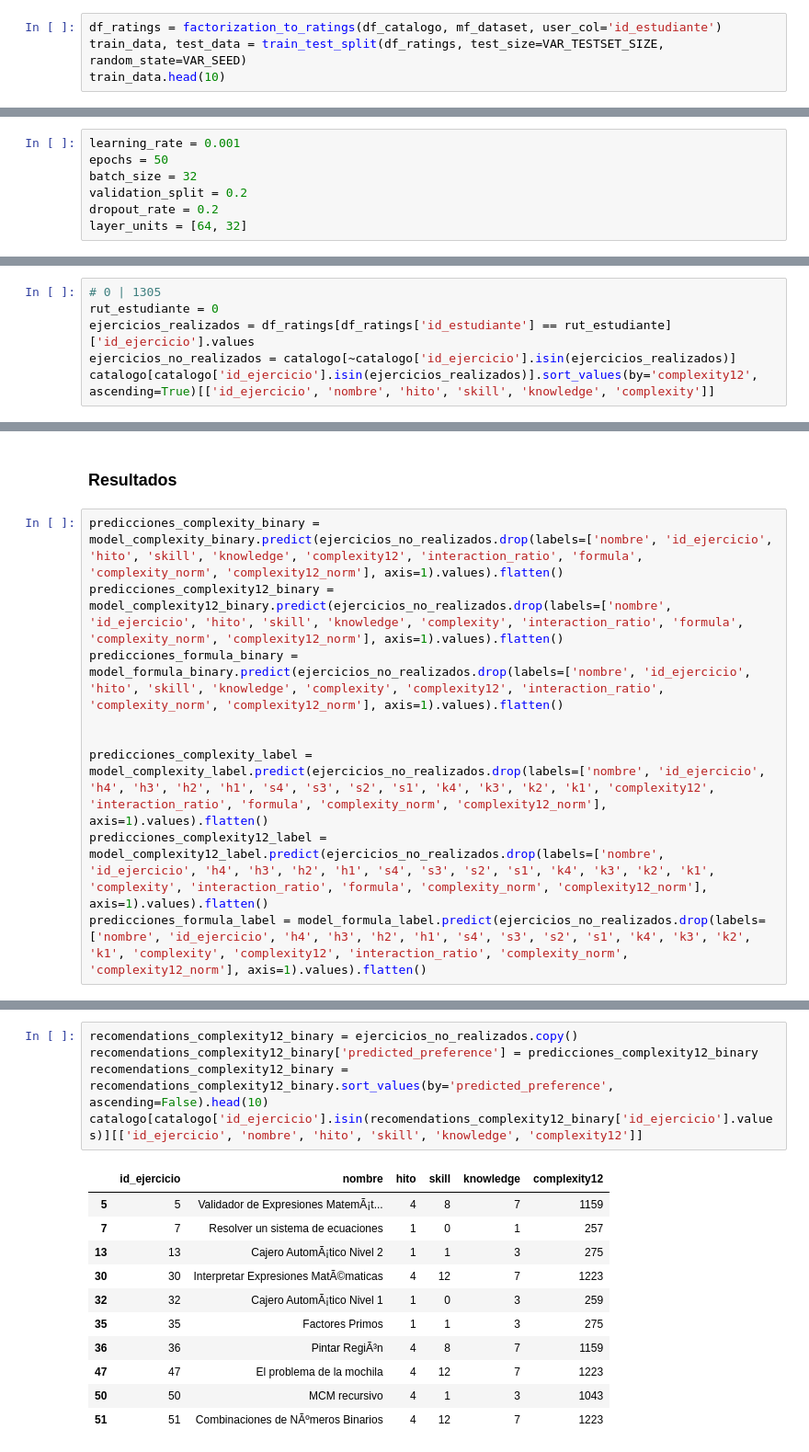
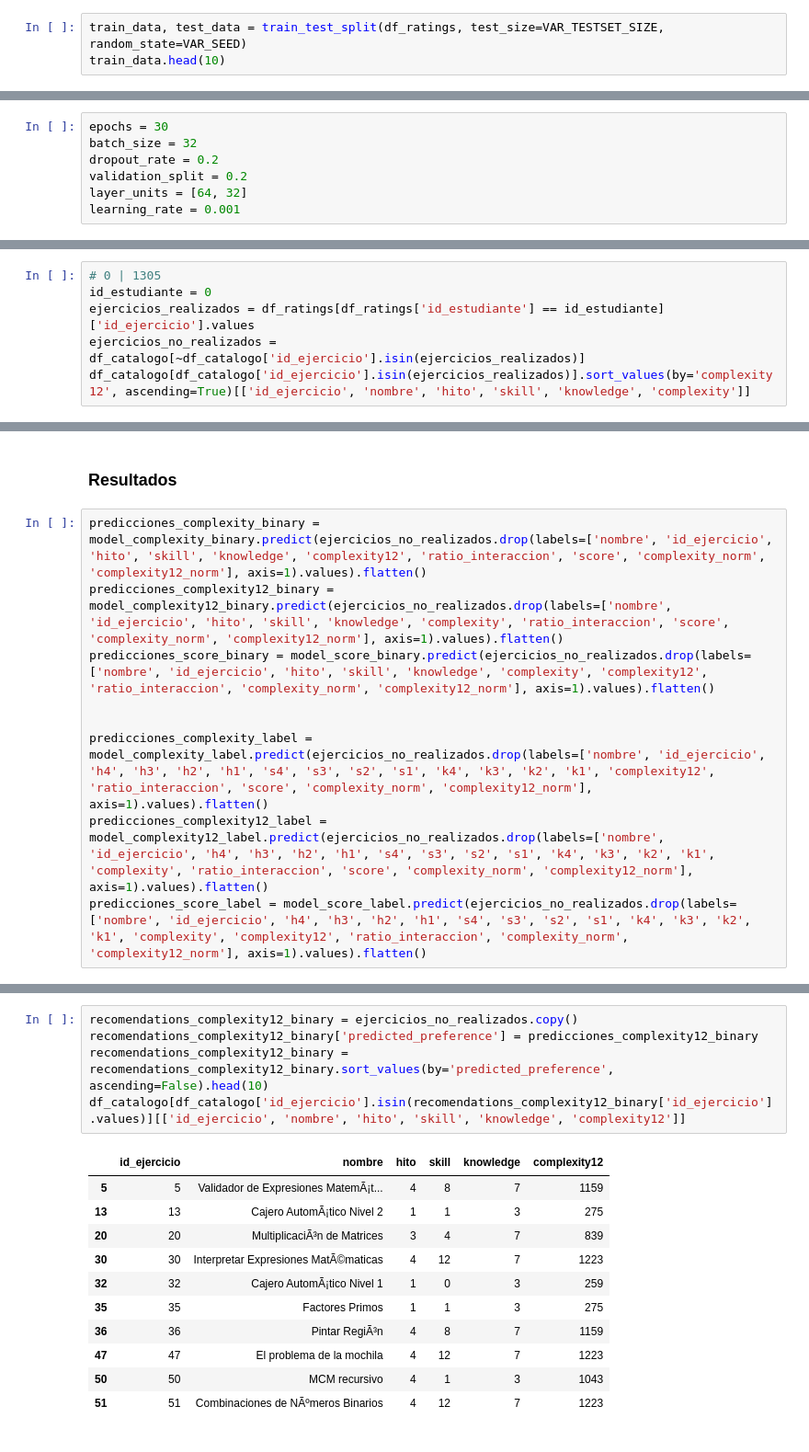
Before and after one commit to edgar-ramxs/RecSysUnab, a Jupyter notebook: models/tensorflow.ipynb, the cells around one changed output, grey strips where cells are left out. Shown: that part at 92% size. Cells and saved outputs as stored; diff of their text form.

```diff
--- a/models/tensorflow.ipynb
+++ b/models/tensorflow.ipynb
@@ -60,5 +54,4 @@ df_catalogo.head()
 # %%
-df_ratings = factorization_to_ratings(df_catalogo, mf_dataset, user_col='id_estudiante')
 train_data, test_data = train_test_split(df_ratings, test_size=VAR_TESTSET_SIZE, random_state=VAR_SEED)
 train_data.head(10)
 # %% [output]
@@ -102,10 +93,10 @@ x_test_formula_label = test_data.drop(labels=['id_estudiante', 'nombre', 'id_eje
 # %%
+epochs = 30
+batch_size = 32
+dropout_rate = 0.2
+validation_split = 0.2
+layer_units = [64, 32]
 learning_rate = 0.001
-epochs = 50
-batch_size = 32
-validation_split = 0.2
-dropout_rate = 0.2
-layer_units = [64, 32]
 # %% [markdown]
 # Binary models
 # %%
@@ -256,10 +246,10 @@ Loss en el conjunto de prueba: 180446.859375
 ### Estudiante
 # %%
 # 0 | 1305
-rut_estudiante = 0
-ejercicios_realizados = df_ratings[df_ratings['id_estudiante'] == rut_estudiante]['id_ejercicio'].values
-ejercicios_no_realizados = catalogo[~catalogo['id_ejercicio'].isin(ejercicios_realizados)]
-catalogo[catalogo['id_ejercicio'].isin(ejercicios_realizados)].sort_values(by='complexity12', ascending=True)[['id_ejercicio', 'nombre', 'hito', 'skill', 'knowledge', 'complexity']]
+id_estudiante = 0
+ejercicios_realizados = df_ratings[df_ratings['id_estudiante'] == id_estudiante]['id_ejercicio'].values
+ejercicios_no_realizados = df_catalogo[~df_catalogo['id_ejercicio'].isin(ejercicios_realizados)]
+df_catalogo[df_catalogo['id_ejercicio'].isin(ejercicios_realizados)].sort_values(by='complexity12', ascending=True)[['id_ejercicio', 'nombre', 'hito', 'skill', 'knowledge', 'complexity']]
 # %% [output]
 |  | id_ejercicio | nombre | hito | skill | knowledge | complexity |
 | 4 | 4 | Nota Final | 1 | 0 | 1 | 1 |
@@ -280,12 +270,12 @@ catalogo[catalogo['id_ejercicio'].isin(ejercicios_realizados)].sort_values(by='c
 # %% [markdown]
 ### Resultados
 # %%
-predicciones_complexity_binary = model_complexity_binary.predict(ejercicios_no_realizados.drop(labels=['nombre', 'id_ejercicio', 'hito', 'skill', 'knowledge', 'complexity12', 'interaction_ratio', 'formula', 'complexity_norm', 'complexity12_norm'], axis=1).values).flatten()
-predicciones_complexity12_binary = model_complexity12_binary.predict(ejercicios_no_realizados.drop(labels=['nombre', 'id_ejercicio', 'hito', 'skill', 'knowledge', 'complexity', 'interaction_ratio', 'formula', 'complexity_norm', 'complexity12_norm'], axis=1).values).flatten()
-predicciones_formula_binary = model_formula_binary.predict(ejercicios_no_realizados.drop(labels=['nombre', 'id_ejercicio', 'hito', 'skill', 'knowledge', 'complexity', 'complexity12', 'interaction_ratio', 'complexity_norm', 'complexity12_norm'], axis=1).values).flatten()
+predicciones_complexity_binary = model_complexity_binary.predict(ejercicios_no_realizados.drop(labels=['nombre', 'id_ejercicio', 'hito', 'skill', 'knowledge', 'complexity12', 'ratio_interaccion', 'score', 'complexity_norm', 'complexity12_norm'], axis=1).values).flatten()
+predicciones_complexity12_binary = model_complexity12_binary.predict(ejercicios_no_realizados.drop(labels=['nombre', 'id_ejercicio', 'hito', 'skill', 'knowledge', 'complexity', 'ratio_interaccion', 'score', 'complexity_norm', 'complexity12_norm'], axis=1).values).flatten()
+predicciones_score_binary = model_score_binary.predict(ejercicios_no_realizados.drop(labels=['nombre', 'id_ejercicio', 'hito', 'skill', 'knowledge', 'complexity', 'complexity12', 'ratio_interaccion', 'complexity_norm', 'complexity12_norm'], axis=1).values).flatten()
 
 
-predicciones_complexity_label = model_complexity_label.predict(ejercicios_no_realizados.drop(labels=['nombre', 'id_ejercicio', 'h4', 'h3', 'h2', 'h1', 's4', 's3', 's2', 's1', 'k4', 'k3', 'k2', 'k1', 'complexity12', 'interaction_ratio', 'formula', 'complexity_norm', 'complexity12_norm'], axis=1).values).flatten()
-predicciones_complexity12_label = model_complexity12_label.predict(ejercicios_no_realizados.drop(labels=['nombre', 'id_ejercicio', 'h4', 'h3', 'h2', 'h1', 's4', 's3', 's2', 's1', 'k4', 'k3', 'k2', 'k1', 'complexity', 'interaction_ratio', 'formula', 'complexity_norm', 'complexity12_norm'], axis=1).values).flatten()
-predicciones_formula_label = model_formula_label.predict(ejercicios_no_realizados.drop(labels=['nombre', 'id_ejercicio', 'h4', 'h3', 'h2', 'h1', 's4', 's3', 's2', 's1', 'k4', 'k3', 'k2', 'k1', 'complexity', 'complexity12', 'interaction_ratio', 'complexity_norm', 'complexity12_norm'], axis=1).values).flatten()
+predicciones_complexity_label = model_complexity_label.predict(ejercicios_no_realizados.drop(labels=['nombre', 'id_ejercicio', 'h4', 'h3', 'h2', 'h1', 's4', 's3', 's2', 's1', 'k4', 'k3', 'k2', 'k1', 'complexity12', 'ratio_interaccion', 'score', 'complexity_norm', 'complexity12_norm'], axis=1).values).flatten()
+predicciones_complexity12_label = model_complexity12_label.predict(ejercicios_no_realizados.drop(labels=['nombre', 'id_ejercicio', 'h4', 'h3', 'h2', 'h1', 's4', 's3', 's2', 's1', 'k4', 'k3', 'k2', 'k1', 'complexity', 'ratio_interaccion', 'score', 'complexity_norm', 'complexity12_norm'], axis=1).values).flatten()
+predicciones_score_label = model_score_label.predict(ejercicios_no_realizados.drop(labels=['nombre', 'id_ejercicio', 'h4', 'h3', 'h2', 'h1', 's4', 's3', 's2', 's1', 'k4', 'k3', 'k2', 'k1', 'complexity', 'complexity12', 'ratio_interaccion', 'complexity_norm', 'complexity12_norm'], axis=1).values).flatten()
 # %% [output]
@@ -315,13 +305,13 @@ catalogo[catalogo['id_ejercicio'].isin(recomendations_complexity_binary['id_ejer
 # %%
 recomendations_complexity12_binary = ejercicios_no_realizados.copy()
 recomendations_complexity12_binary['predicted_preference'] = predicciones_complexity12_binary
 recomendations_complexity12_binary = recomendations_complexity12_binary.sort_values(by='predicted_preference', ascending=False).head(10)
-catalogo[catalogo['id_ejercicio'].isin(recomendations_complexity12_binary['id_ejercicio'].values)][['id_ejercicio', 'nombre', 'hito', 'skill', 'knowledge', 'complexity12']]
+df_catalogo[df_catalogo['id_ejercicio'].isin(recomendations_complexity12_binary['id_ejercicio'].values)][['id_ejercicio', 'nombre', 'hito', 'skill', 'knowledge', 'complexity12']]
 # %% [output]
 |  | id_ejercicio | nombre | hito | skill | knowledge | complexity12 |
 | 5 | 5 | Validador de Expresiones MatemÃ¡t... | 4 | 8 | 7 | 1159 |
-| 7 | 7 | Resolver un sistema de ecuaciones | 1 | 0 | 1 | 257 |
 | 13 | 13 | Cajero AutomÃ¡tico Nivel 2 | 1 | 1 | 3 | 275 |
+| 20 | 20 | MultiplicaciÃ³n de Matrices | 3 | 4 | 7 | 839 |
 | 30 | 30 | Interpretar Expresiones MatÃ©maticas | 4 | 12 | 7 | 1223 |
 | 32 | 32 | Cajero AutomÃ¡tico Nivel 1 | 1 | 0 | 3 | 259 |
 | 35 | 35 | Factores Primos | 1 | 1 | 3 | 275 |
```
Also changed, not shown: parts of 12 cells of this notebook, 47 other files.
